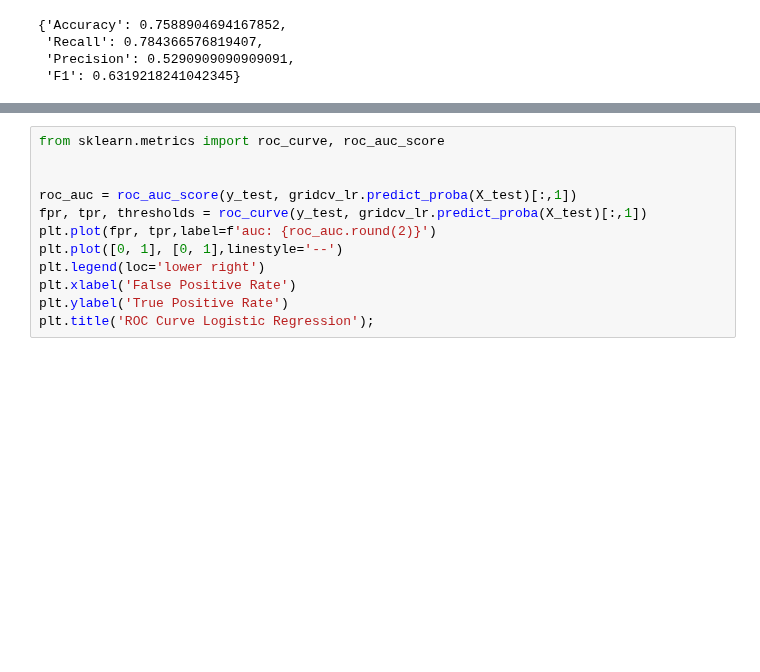
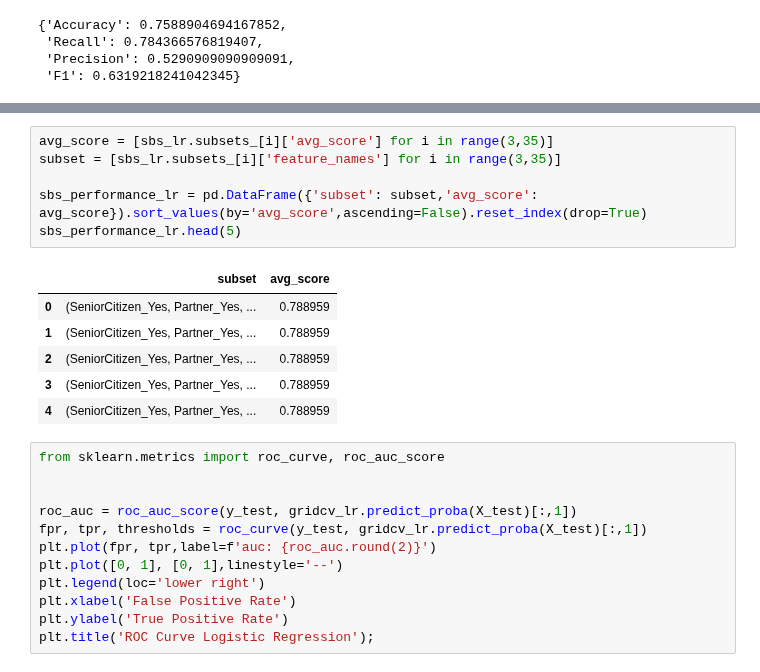
Before and after one commit to emsif84/churn_prediction, a Jupyter notebook: churn_prediction.ipynb, the cells around one changed output, grey strips where cells are left out. Drawn from its saved outputs; the diff is of its cells as text; blank space fills up the shorter version.

```diff
--- a/churn_prediction.ipynb
+++ b/churn_prediction.ipynb
@@ -346,3 +335,16 @@ metrics_lr_unbalanced
+# %%
+avg_score = [sbs_lr.subsets_[i]['avg_score'] for i in range(3,35)]
+subset = [sbs_lr.subsets_[i]['feature_names'] for i in range(3,35)]
+
+sbs_performance_lr = pd.DataFrame({'subset': subset,'avg_score': avg_score}).sort_values(by='avg_score',ascending=False).reset_index(drop=True)
+sbs_performance_lr.head(5)
+# %% [output]
+|  | subset | avg_score |
+| 0 | (SeniorCitizen_Yes, Partner_Yes, ... | 0.788959 |
+| 1 | (SeniorCitizen_Yes, Partner_Yes, ... | 0.788959 |
+| 2 | (SeniorCitizen_Yes, Partner_Yes, ... | 0.788959 |
+| 3 | (SeniorCitizen_Yes, Partner_Yes, ... | 0.788959 |
+| 4 | (SeniorCitizen_Yes, Partner_Yes, ... | 0.788959 |
 # %%
 from sklearn.metrics import roc_curve, roc_auc_score
 
```
Also changed, not shown: parts of 10 cells of this notebook.
